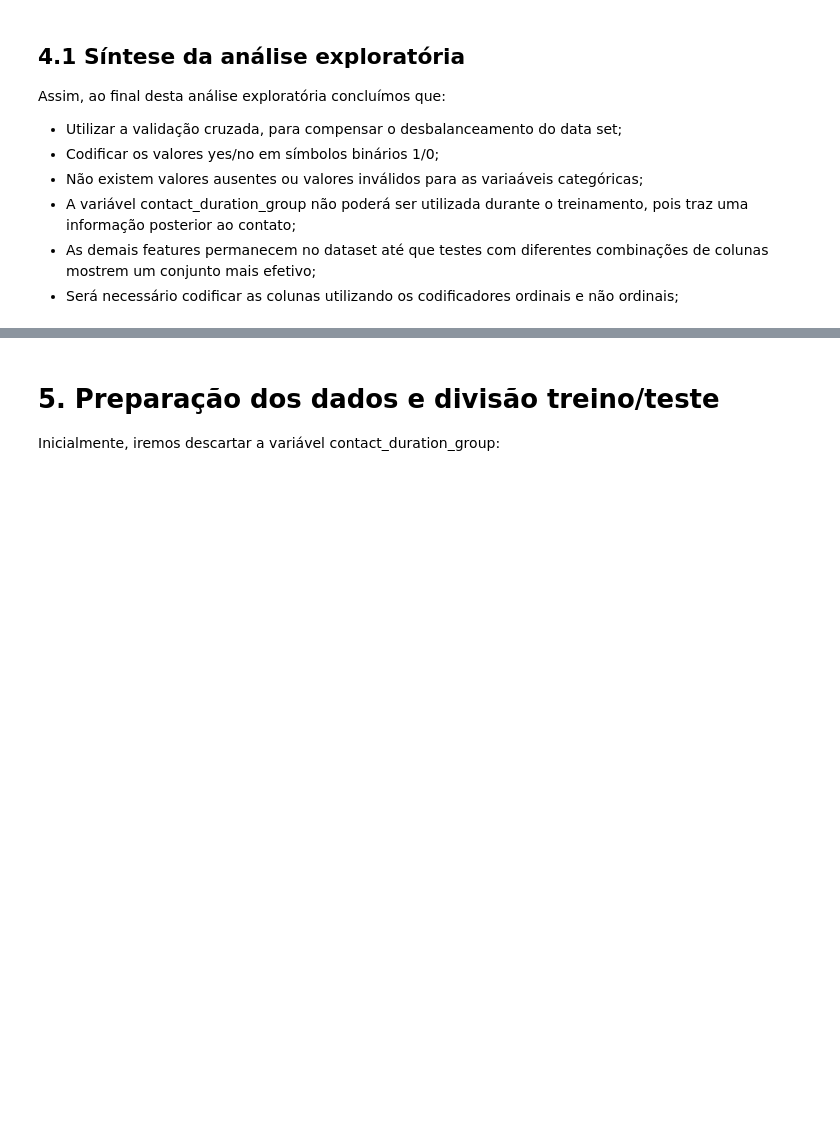
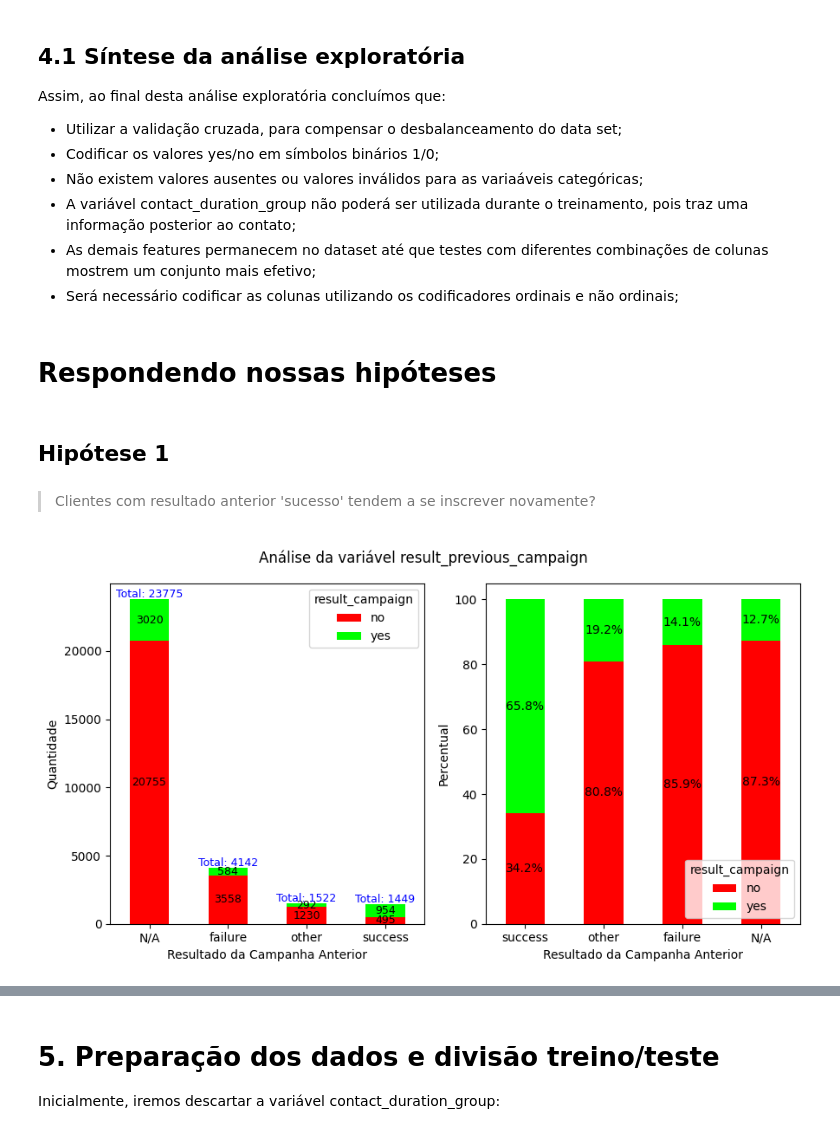
Before and after one commit to LucasBarbosaSilva/MVPSprint3MLAnalytics, a Jupyter notebook: MVP_Sprint_3_ML_Analytics.ipynb, the cells around one changed output, grey strips where cells are left out. Drawn from its saved outputs; the diff is of its cells as text; code cells hidden in the pictures; blank space fills up the shorter version.

```diff
--- a/MVP_Sprint_3_ML_Analytics.ipynb
+++ b/MVP_Sprint_3_ML_Analytics.ipynb
@@ -648,3 +648,17 @@ Assim, ao final desta análise exploratória concluímos que:
 - A variável contact_duration_group não poderá ser utilizada durante o treinamento, pois traz uma informação posterior ao contato;
 - As demais features permanecem no dataset até que testes com diferentes combinações de colunas mostrem um conjunto mais efetivo;
 - Será necessário codificar as colunas utilizando os codificadores ordinais e não ordinais;
+# %% [markdown]
+# Respondendo nossas hipóteses
+# %% [markdown]
+## Hipótese 1
+# %% [markdown]
+> Clientes com resultado anterior 'sucesso' tendem a se inscrever novamente?
+# %%
+figsize = (9, 5)
+variable = 'result_previous_campaign'
+label = 'Resultado da Campanha Anterior'
+target = 'result_campaign'
+df_group = plot_bar_by_hue_result(figsize, df_columns, variable, label, target)
+# %% [output]
+[figure, added]
```
Also changed, not shown: parts of 19 cells of this notebook.
